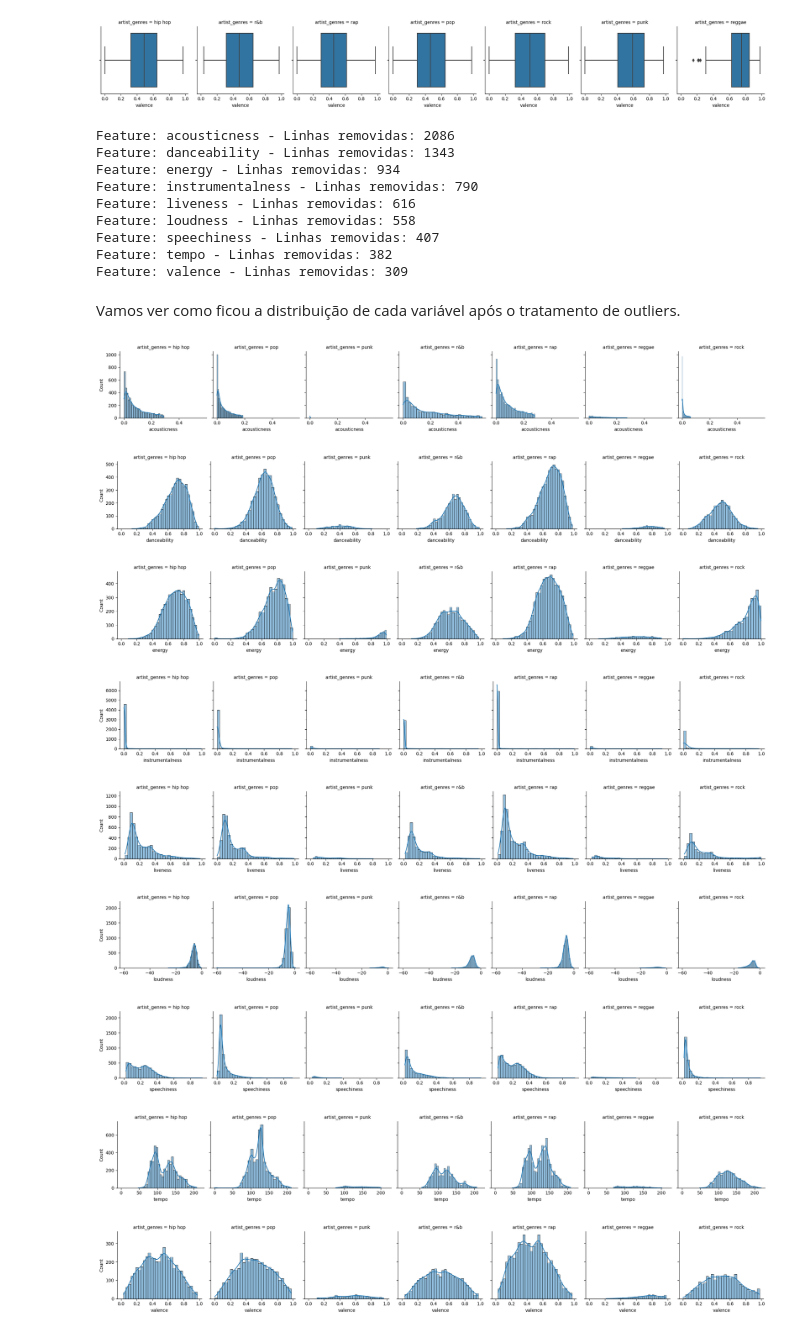
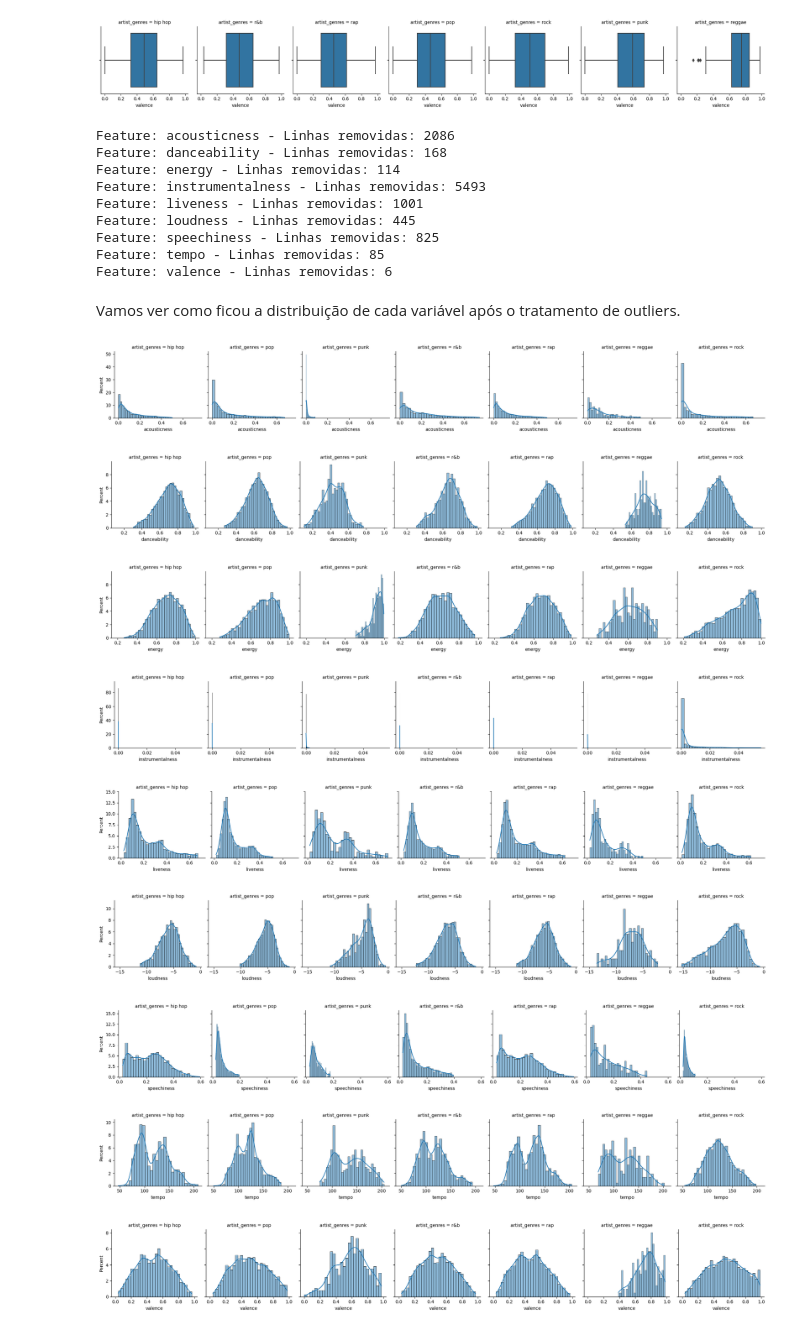
Before and after one commit to Ciencia-de-Dados-IMT-2023/Projeto-Spotify-2023.1, a Jupyter notebook: notebooks/02_EDA.ipynb, the cells around one changed output. Drawn from its saved outputs; the diff is of its cells as text; code cells hidden in the pictures.

```diff
--- a/notebooks/02_EDA.ipynb
+++ b/notebooks/02_EDA.ipynb
@@ -298,7 +295,7 @@ Index(['explicit', 'duration_ms', 'popularity', 'acousticness', 'danceability',
 features = ['acousticness', 'danceability', 'energy', 'instrumentalness', 'liveness', 'loudness', 'speechiness', 'tempo', 'valence']
 
 # Criação da grid de subplots
-fig, axes = plt.subplots(3, 3, figsize=(15, 10))
+fig, axes = plt.subplots(3, 3, figsize=(12, 8))
 
 for i, feature in enumerate(features):
 
@@ -329,6 +326,6 @@ Vamos ver como as distribuições variam conforme os diferentes gêneros musicai
 for feature in features:
     plt.rcParams['figure.figsize'] = (20,7)
     g = sns.FacetGrid(df_musicas, col='artist_genres')
-    g.map(sns.histplot, feature, kde=True, bins=30)
+    g.map(sns.histplot, feature, kde=True, bins=30, stat='percent')
     plt.show()
 # %% [output]
@@ -399,41 +396,41 @@ for feature in features:
 
 df_musicas_sem_outliers = df_musicas.copy()
 for feature in features:
-    df_musicas_sem_outliers, num_linhas_removidas = remover_outliers_por_genero(df_musicas_sem_outliers, 'acousticness')
+    df_musicas_sem_outliers, num_linhas_removidas = remover_outliers_por_genero(df_musicas_sem_outliers, feature)
     print(f'Feature: {feature} - Linhas removidas: {num_linhas_removidas}')
 
 # df_musicas_sem_outliers, num_linhas_removidas = remover_outliers_por_genero(df_musicas_sem_outliers, 'acousticness')
 # print(f'Linhas removidas: {num_linhas_removidas}')
 # %% [output]
 Feature: acousticness - Linhas removidas: 2086
-Feature: danceability - Linhas removidas: 1343
-Feature: energy - Linhas removidas: 934
-Feature: instrumentalness - Linhas removidas: 790
-Feature: liveness - Linhas removidas: 616
-Feature: loudness - Linhas removidas: 558
-Feature: speechiness - Linhas removidas: 407
-Feature: tempo - Linhas removidas: 382
-Feature: valence - Linhas removidas: 309
+Feature: danceability - Linhas removidas: 168
+Feature: energy - Linhas removidas: 114
+Feature: instrumentalness - Linhas removidas: 5493
+Feature: liveness - Linhas removidas: 1001
+Feature: loudness - Linhas removidas: 445
+Feature: speechiness - Linhas removidas: 825
+Feature: tempo - Linhas removidas: 85
+Feature: valence - Linhas removidas: 6
 # %% [markdown]
 Vamos ver como ficou a distribuição de cada variável após o tratamento de outliers.
 # %%
 # Para todas as colunas númericas, plota a distribuição por gênero
 
 for feature in features:
     plt.rcParams['figure.figsize'] = (20,7)
     g = sns.FacetGrid(df_musicas_sem_outliers, col='artist_genres')
-    g.map(sns.histplot, feature, kde=True, bins=30)
+    g.map(sns.histplot, feature, kde=True, bins=30, stat='percent')
     plt.show()
 # %% [output]
-[figure, old version]
+[figure, new version]
-[figure, old version]
+[figure, new version]
-[figure, old version]
+[figure, new version]
-[figure, old version]
+[figure, new version]
-[figure, old version]
+[figure, new version]
-[figure, old version]
+[figure, new version]
-[figure, old version]
+[figure, new version]
-[figure, old version]
+[figure, new version]
-[figure, old version]
+[figure, new version]
 # %% [markdown]
 ## 5. Análise de Dados
 
```
Also changed, not shown: parts of 13 cells of this notebook, 1 other file.
